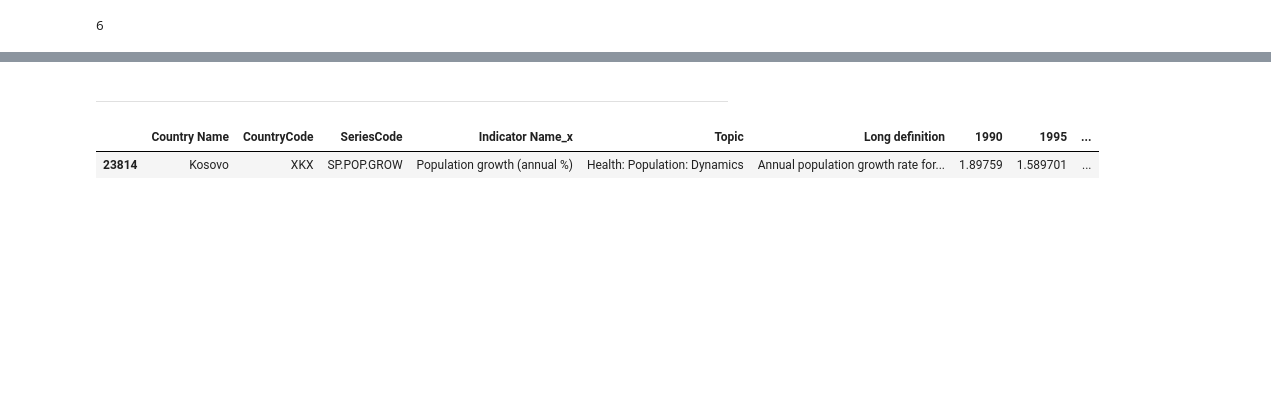
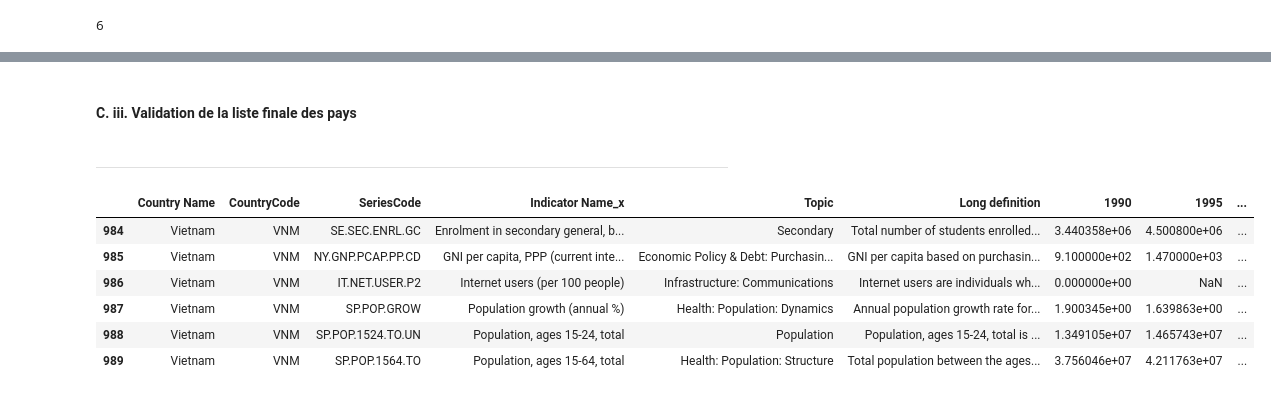
Before and after one commit to elochn/projets-openclassroom-fr, a Jupyter notebook: Projet2/Projet 2 - Analysez les données de systèmes éducatifs.ipynb, the cells around one changed output, grey strips where cells are left out. Saved outputs shown, nothing was run; the diff lists cells and outputs as text; code cells hidden in the pictures; blank space fills up the shorter version.

```diff
--- a/Projet2/Projet 2 - Analysez les données de systèmes éducatifs.ipynb
+++ b/Projet2/Projet 2 - Analysez les données de systèmes éducatifs.ipynb
@@ -1553,7 +1555,7 @@ with pd.option_context('display.max_rows', None, 'display.max_colwidth', 75):
 | 259 | SE.PRE.ENRL | Enrolment in pre-primary educatio... | 94 |
 # %%
 # Définition du seuil minimal d'occurrences pour conserver un indicateur
-threshold_indic = 110
+threshold_indic = 100
 
 # Création d'une liste des indicateurs à conserver
 indicators_to_keep = freq_df[freq_df['count'] > threshold_indic]['Indicator Name_x'].unique().tolist()
@@ -1903,4 +1925,0 @@ Même si ces indicateurs ne couvrent qu’environ 83 pays sur 217, ils se concen
-# %%
-pd.set_option('display.max_columns', None)
-
-df_filtered[df_filtered['Indicator Name_x']=='Internet users (per 100 people)']
@@ -2119,7 +2228,14 @@ country_GNI
+# %% [markdown]
+#### C. iii. Validation de la liste finale des pays
 # %% [markdown]
 ---
 # %%
-df_filtered[df_filtered['CountryCode']=='XKX']
+df_filtered[df_filtered['CountryCode']=='VNM']
 # %% [output]
 |  | Country Name | CountryCode | SeriesCode | Indicator Name_x | Topic | Long definition | 1990 | 1995 | ... |
-| 23814 | Kosovo | XKX | SP.POP.GROW | Population growth (annual %) | Health: Population: Dynamics | Annual population growth rate for... | 1.89759 | 1.589701 | ... |
+| 984 | Vietnam | VNM | SE.SEC.ENRL.GC | Enrolment in secondary general, b... | Secondary | Total number of students enrolled... | 3.440358e+06 | 4.500800e+06 | ... |
+| 985 | Vietnam | VNM | NY.GNP.PCAP.PP.CD | GNI per capita, PPP (current inte... | Economic Policy & Debt: Purchasin... | GNI per capita based on purchasin... | 9.100000e+02 | 1.470000e+03 | ... |
+| 986 | Vietnam | VNM | IT.NET.USER.P2 | Internet users (per 100 people) | Infrastructure: Communications | Internet users are individuals wh... | 0.000000e+00 | NaN | ... |
+| 987 | Vietnam | VNM | SP.POP.GROW | Population growth (annual %) | Health: Population: Dynamics | Annual population growth rate for... | 1.900345e+00 | 1.639863e+00 | ... |
+| 988 | Vietnam | VNM | SP.POP.1524.TO.UN | Population, ages 15-24, total | Population | Population, ages 15-24, total is ... | 1.349105e+07 | 1.465743e+07 | ... |
+| 989 | Vietnam | VNM | SP.POP.1564.TO | Population, ages 15-64, total | Health: Population: Structure | Total population between the ages... | 3.756046e+07 | 4.211763e+07 | ... |
```
Also changed, not shown: parts of 79 cells of this notebook.
